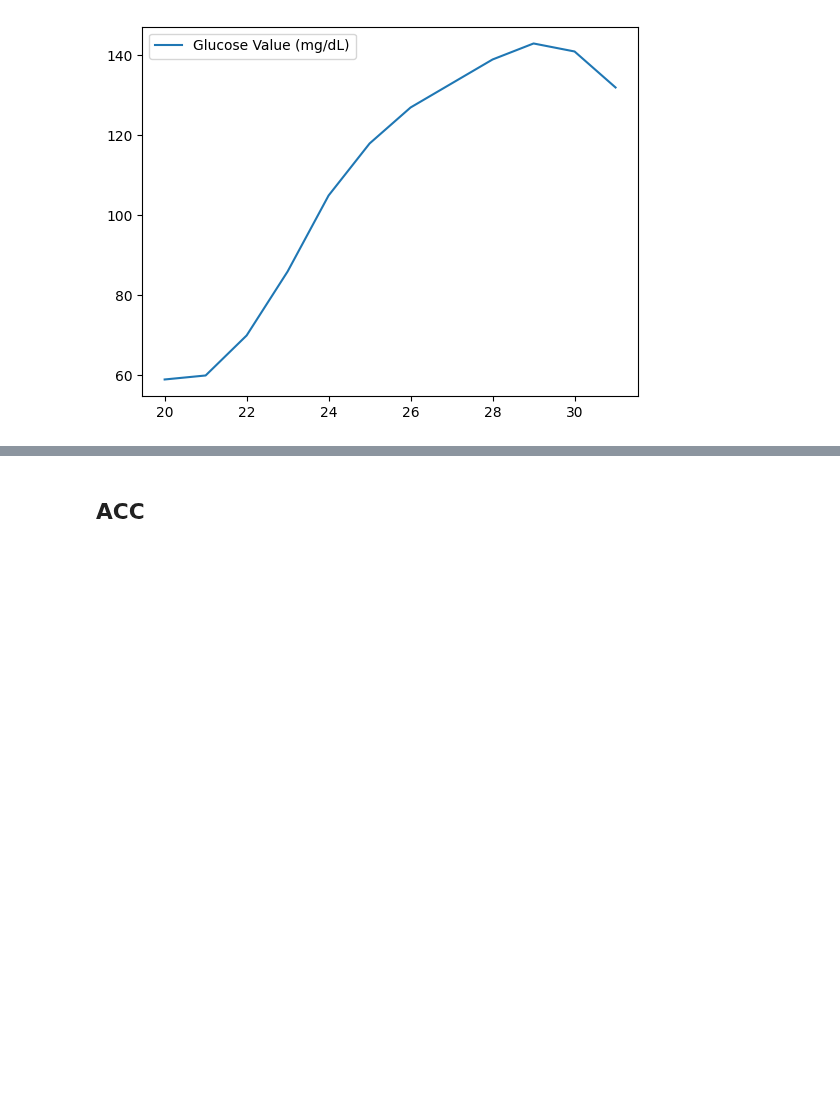
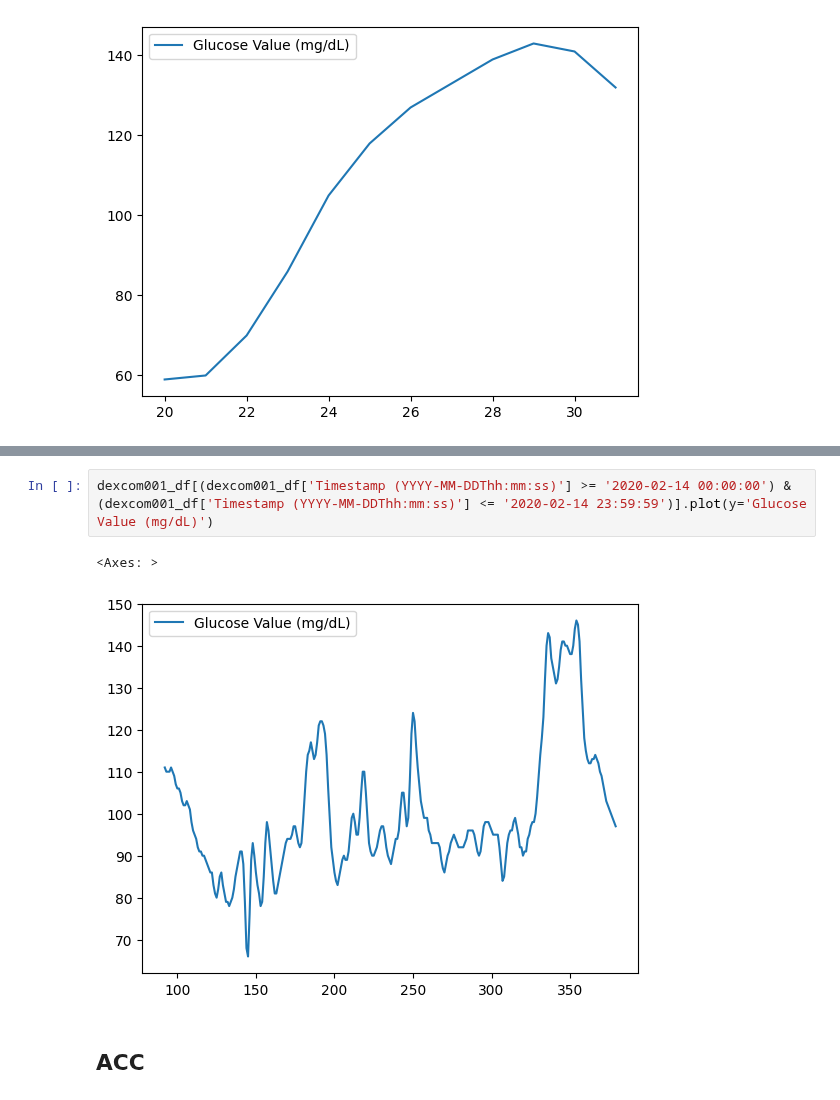
Before and after one commit to mingg12/engineering-newFork, a Jupyter notebook: exploring_digital_biomarkers_an_hour.ipynb, the cells around one changed output, grey strips where cells are left out. Drawn from its saved outputs; the diff is of its cells as text; blank space fills up the shorter version.

```diff
--- a/exploring_digital_biomarkers.ipynb
+++ b/exploring_digital_biomarkers_an_hour.ipynb
@@ -51,3 +65,8 @@ dexcom001_df[(dexcom001_df['Timestamp (YYYY-MM-DDThh:mm:ss)'] >= '2020-02-13 18:
+# %%
+dexcom001_df[(dexcom001_df['Timestamp (YYYY-MM-DDThh:mm:ss)'] >= '2020-02-14 00:00:00') & (dexcom001_df['Timestamp (YYYY-MM-DDThh:mm:ss)'] <= '2020-02-14 23:59:59')].plot(y='Glucose Value (mg/dL)')
+# %% [output]
+<Axes: >
+[figure, added]
 # %% [markdown]
 ## ACC
 # %%
```
Also changed, not shown: parts of 7 cells of this notebook, 1 other file.
